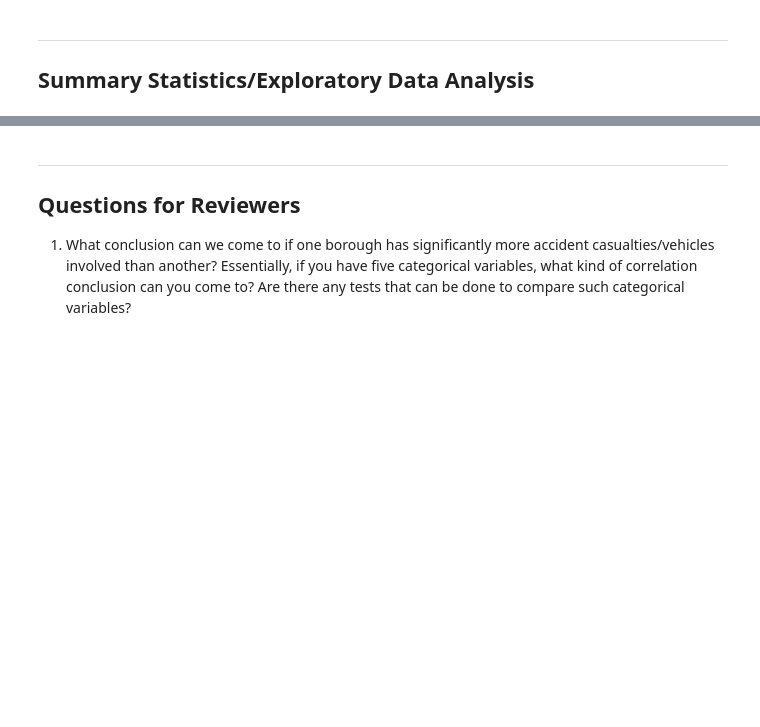
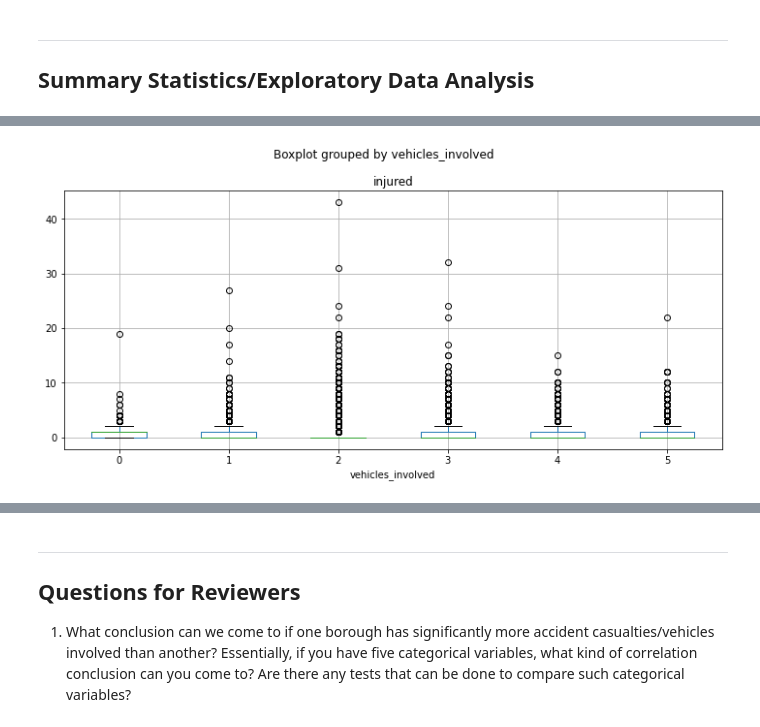
Before and after one commit to ray-zhou-123/info2950, a Jupyter notebook: Project.ipynb, the cells around one changed output, grey strips where cells are left out. Saved outputs shown, nothing was run; the diff lists cells and outputs as text; code cells hidden in the pictures; blank space fills up the shorter version.

```diff
--- a/Project.ipynb
+++ b/Project.ipynb
@@ -129,0 +137,6 @@ Name: vehicles_involved, dtype: float64
+# %%
+accidents.boxplot('injured', by='vehicles_involved', figsize=(10,5))
+plt.tight_layout()
+plt.show()
+# %% [output]
+[figure, added]
```
Also changed, not shown: parts of 17 cells of this notebook.
